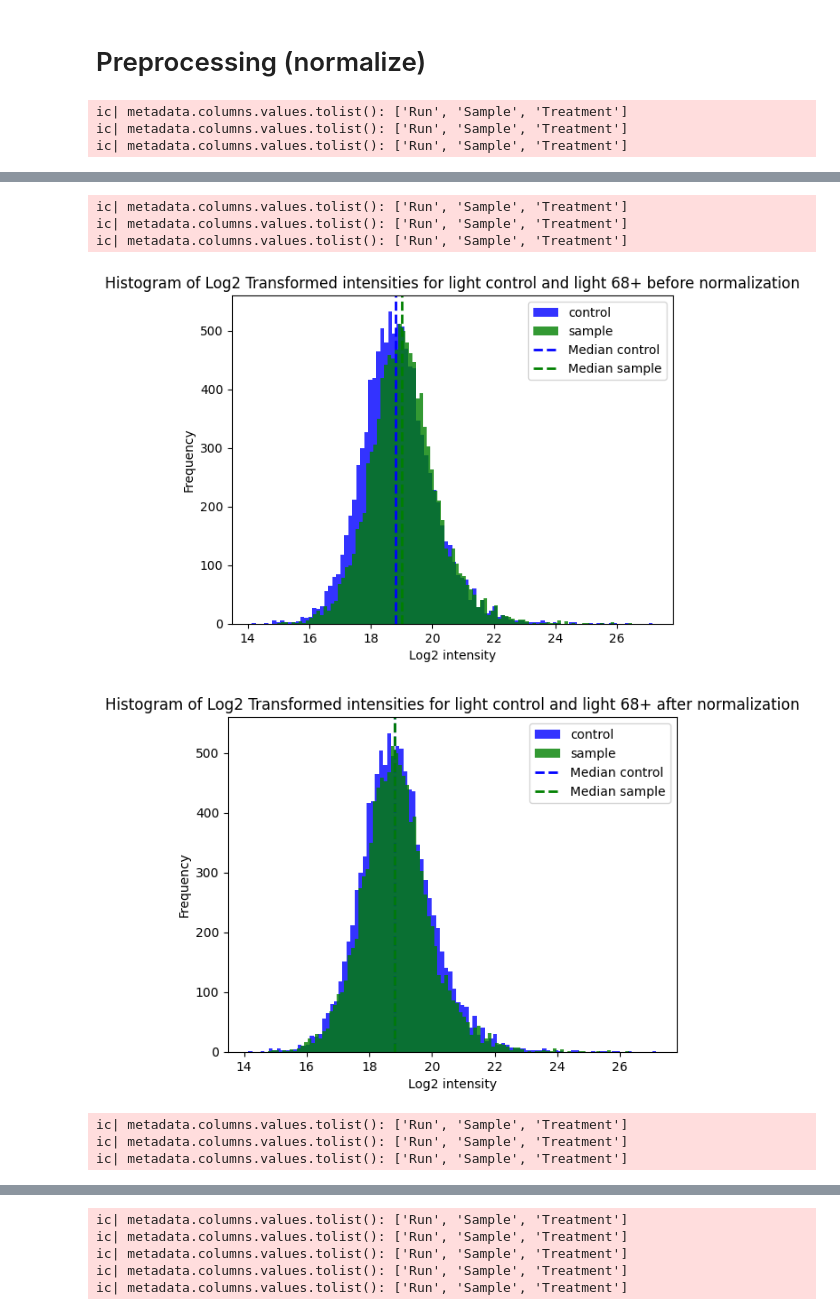
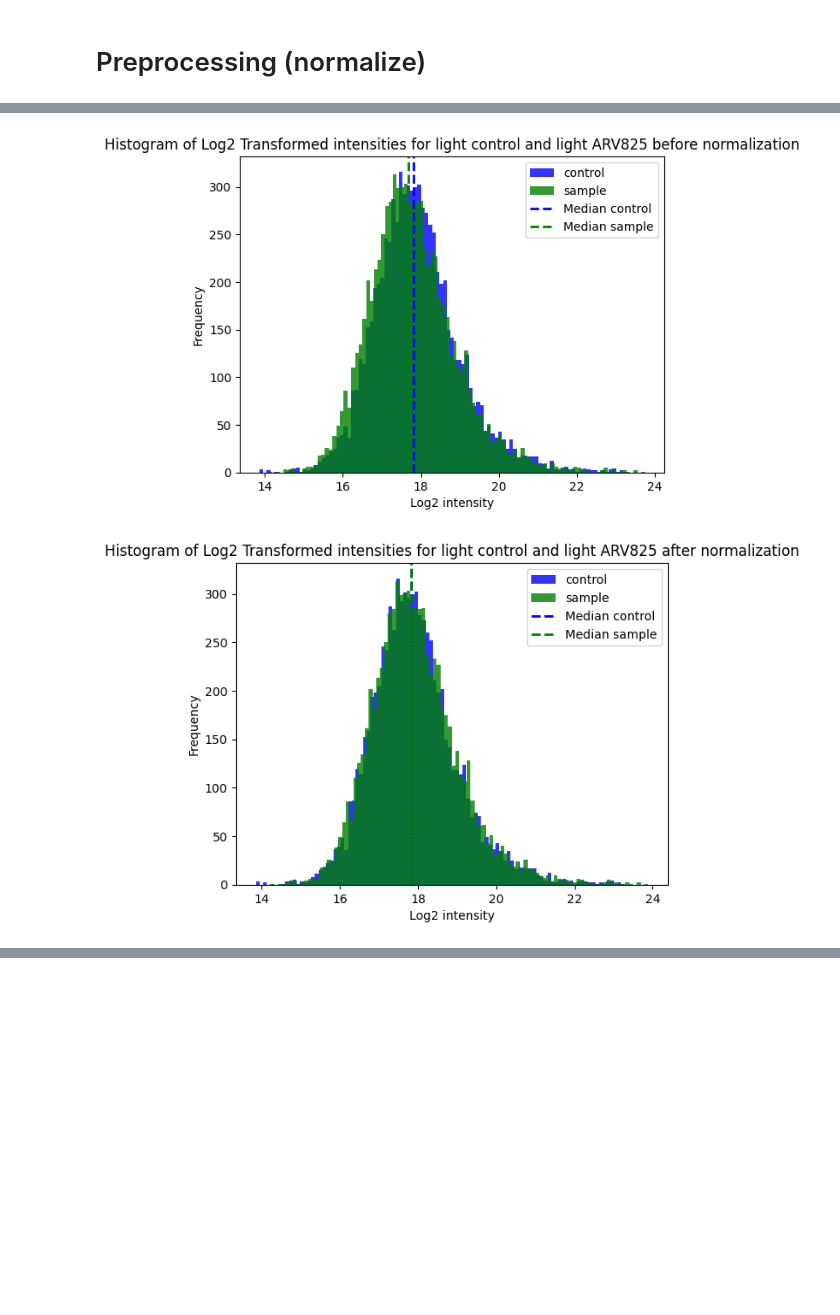
Before and after one commit to rkerrid/silac_dia_statistics, a Jupyter notebook: examples/Preprocessing/normalize.ipynb, the cells around one changed output, grey strips where cells are left out. Drawn from its saved outputs; the diff is of its cells as text; code cells hidden in the pictures; blank space fills up the shorter version.

```diff
--- a/examples/Preprocessing/normalize.ipynb
+++ b/examples/Preprocessing/normalize.ipynb
@@ -7,14 +7,11 @@ from sdia_stats.preprocessing import filter_contams_and_non_valid_rows
 # %%
 meta = 'G:/My Drive/Data/data/20240410 SRP AID/meta.csv'
 path = 'G:/My Drive/Data/data/20240410 SRP AID/'
+path = 'G:/My Drive/Data/data/POC5/'
+meta = 'G:/My Drive/Data/data/POC5/meta.csv'
 # %%
 
-group = {'54-': ['54+'],
-          '68-':['68+'],
-          '72-':['72+']
+group = {'control': ['Len','ARV825','DFO', 'Gu', 'FAC', '4EGI']
               }
 normalize_samples.main(path, group, meta)
 # %% [output]
-ic| metadata.columns.values.tolist(): ['Run', 'Sample', 'Treatment']
-ic| metadata.columns.values.tolist(): ['Run', 'Sample', 'Treatment']
-ic| metadata.columns.values.tolist(): ['Run', 'Sample', 'Treatment']
@@ -23,8 +20,2 @@ ic| metadata.columns.values.tolist(): ['Run', 'Sample', 'Treatment']
-ic| metadata.columns.values.tolist(): ['Run', 'Sample', 'Treatment']
-ic| metadata.columns.values.tolist(): ['Run', 'Sample', 'Treatment']
-ic| metadata.columns.values.tolist(): ['Run', 'Sample', 'Treatment']
-[figure, old version]
+[figure, new version]
-[figure, old version]
+[figure, new version]
-ic| metadata.columns.values.tolist(): ['Run', 'Sample', 'Treatment']
-ic| metadata.columns.values.tolist(): ['Run', 'Sample', 'Treatment']
-ic| metadata.columns.values.tolist(): ['Run', 'Sample', 'Treatment']
@@ -33,5 +23,0 @@ ic| metadata.columns.values.tolist(): ['Run', 'Sample', 'Treatment']
-ic| metadata.columns.values.tolist(): ['Run', 'Sample', 'Treatment']
-ic| metadata.columns.values.tolist(): ['Run', 'Sample', 'Treatment']
-ic| metadata.columns.values.tolist(): ['Run', 'Sample', 'Treatment']
-ic| metadata.columns.values.tolist(): ['Run', 'Sample', 'Treatment']
-ic| metadata.columns.values.tolist(): ['Run', 'Sample', 'Treatment']
```
Also changed, not shown: parts of 1 cell of this notebook, 9 other files.
